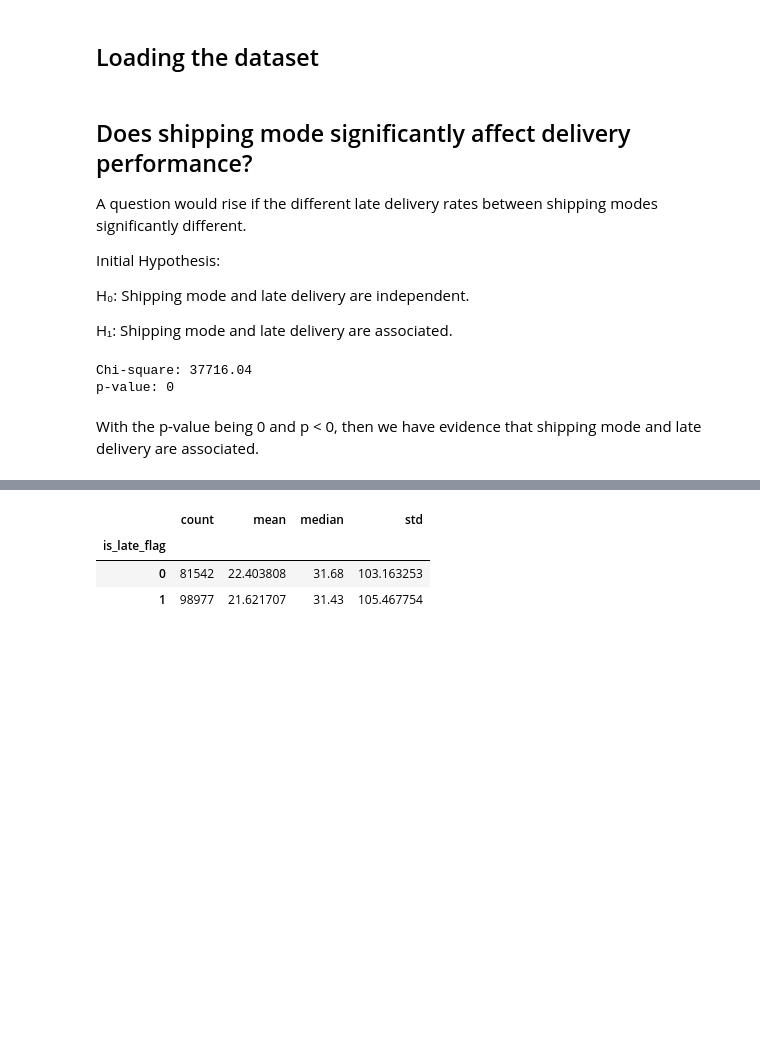
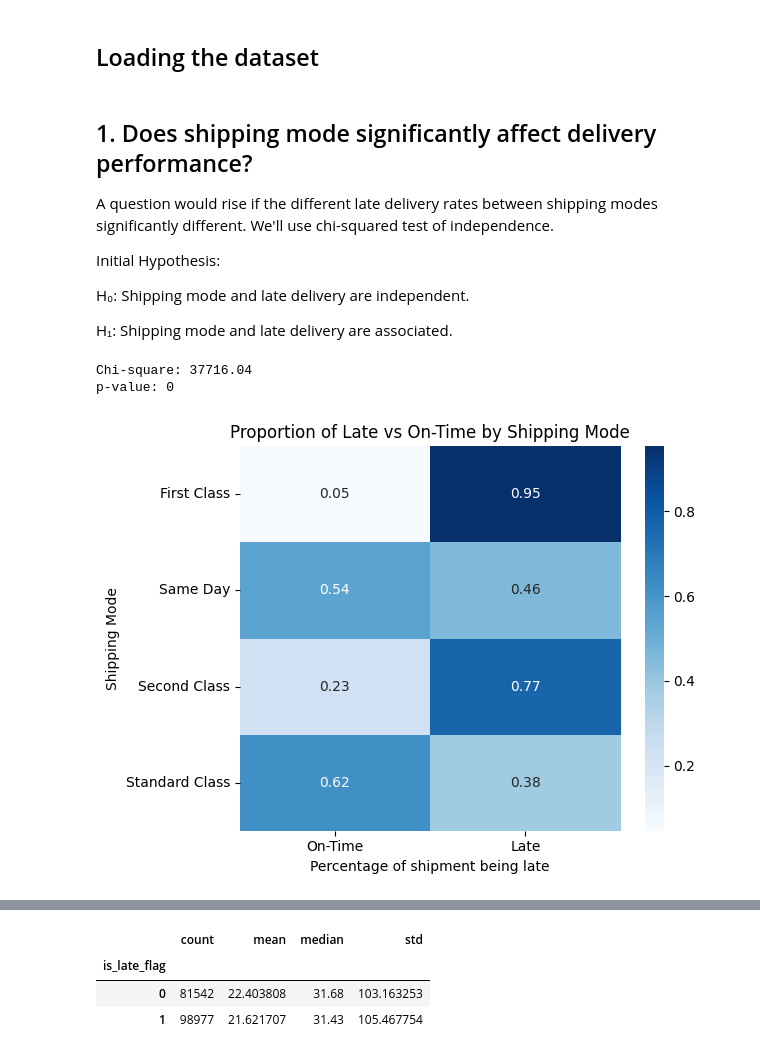
Before and after one commit to JanBrixIlan/Supply-Chain-Performance-Analysis, a Jupyter notebook: notebooks/03_analyses.ipynb, the cells around one changed output, grey strips where cells are left out. Drawn from its saved outputs; the diff is of its cells as text; code cells hidden in the pictures; blank space fills up the shorter version.

```diff
--- a/notebooks/03_analyses.ipynb
+++ b/notebooks/03_analyses.ipynb
@@ -73,9 +74,9 @@ WHERE
 supply_chain = pd.read_sql(query, engine)
 supply_chain.style
 # %% [markdown]
-## Does shipping mode significantly affect delivery performance?
+## 1. Does shipping mode significantly affect delivery performance?
 
-A question would rise if the different late delivery rates between shipping modes significantly different.
+A question would rise if the different late delivery rates between shipping modes significantly different. We'll use chi-squared test of independence.
 
 Initial Hypothesis:
 
@@ -95,5 +96,15 @@ print(f"p-value: {p:.4g}")
 # %% [output]
 Chi-square: 37716.04
 p-value: 0
-# %% [markdown]
-With the p-value being 0 and p < 0, then we have evidence that shipping mode and late delivery are associated.
+# %%
+table_pct = table.div(table.sum(axis=1), axis=0)
+
+sns.heatmap(table_pct, annot=True, fmt=".2f", cmap="Blues")
+plt.title("Proportion of Late vs On-Time by Shipping Mode")
+plt.ylabel("Shipping Mode")
+plt.xlabel("Percentage of shipment being late")
+plt.xticks(ticks=[0.5, 1.5], labels=["On-Time", "Late"], rotation=0)
+plt.tight_layout()
+plt.show()
+# %% [output]
+[figure, added]
```
Also changed, not shown: parts of 12 cells of this notebook.
